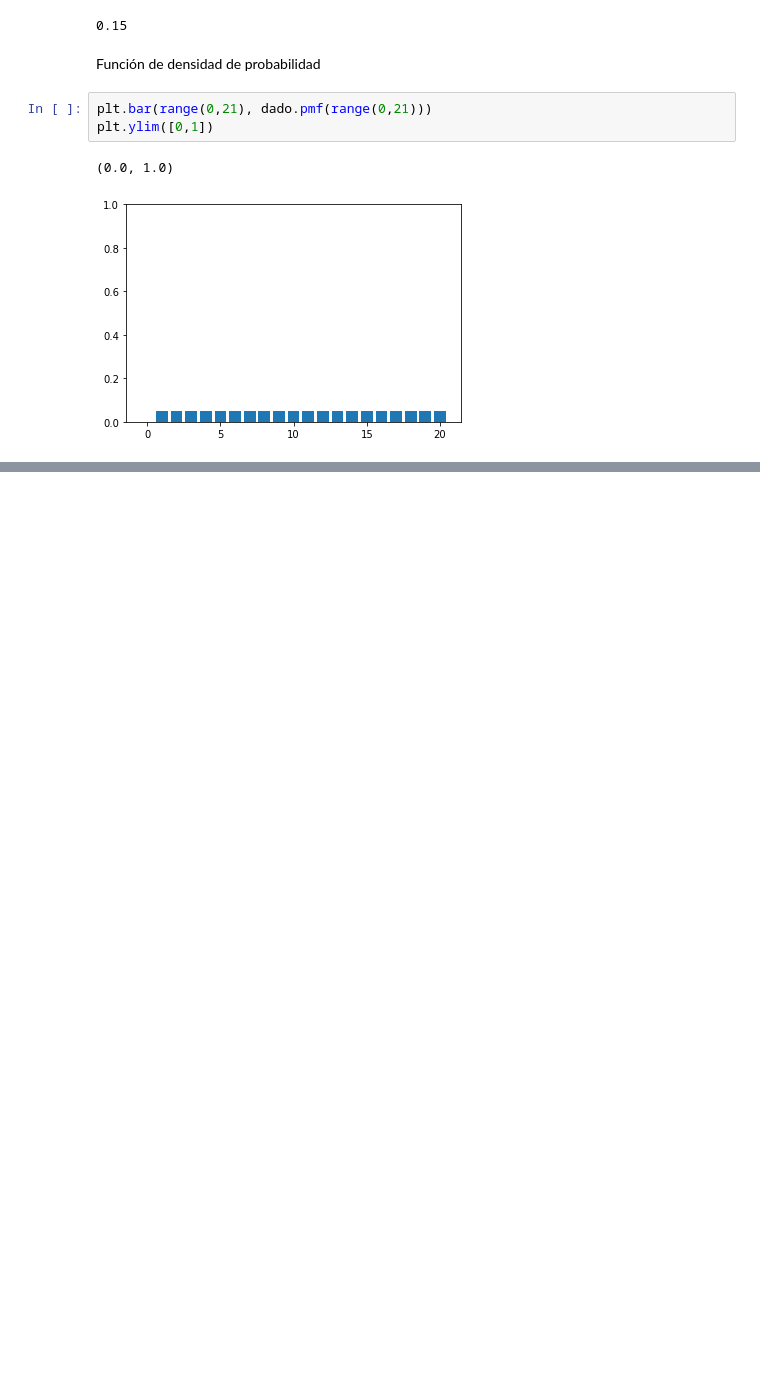
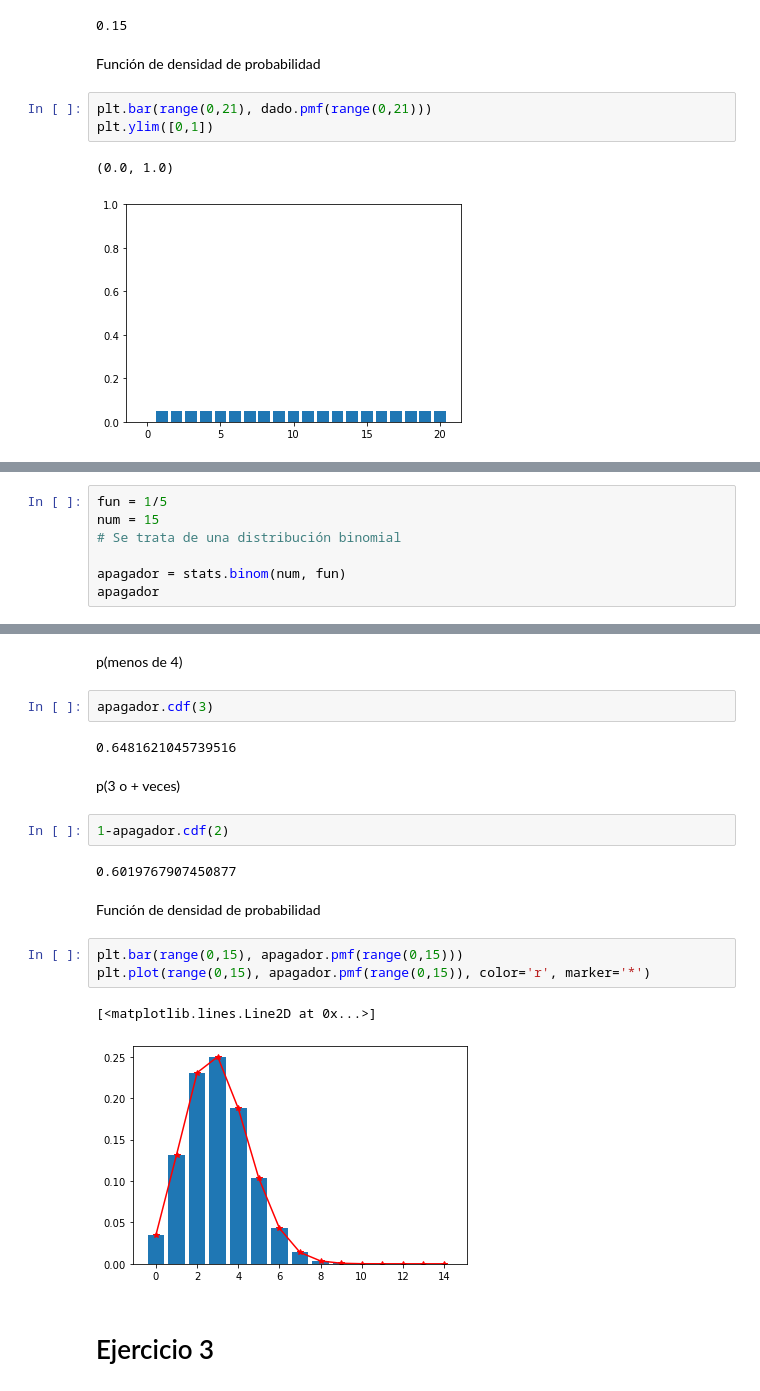
Before and after one commit to missnatitties/Actividades-PDL, a Jupyter notebook: Actividad Probabilidad.ipynb, the cells around one changed output, grey strips where cells are left out. Saved outputs shown, nothing was run; the diff lists cells and outputs as text; blank space fills up the shorter version.

Commit message:
Actividad Probabilidad

```diff
--- a/Actividad Probabilidad.ipynb
+++ b/Actividad Probabilidad.ipynb
@@ -50,0 +62,7 @@ plt.ylim([0,1])
+# %%
+fun = 1/5
+num = 15
+# Se trata de una distribución binomial
+
+apagador = stats.binom(num, fun)
+apagador
@@ -50,0 +75,22 @@ plt.ylim([0,1])
+# %% [markdown]
+p(menos de 4)
+# %%
+apagador.cdf(3)
+# %% [output]
+0.6481621045739516
+# %% [markdown]
+p(3 o + veces)
+# %%
+1-apagador.cdf(2)
+# %% [output]
+0.6019767907450877
+# %% [markdown]
+Función de densidad de probabilidad
+# %%
+plt.bar(range(0,15), apagador.pmf(range(0,15)))
+plt.plot(range(0,15), apagador.pmf(range(0,15)), color='r', marker='*')
+# %% [output]
+[<matplotlib.lines.Line2D at 0x...>]
+[figure, added]
+# %% [markdown]
+# Ejercicio 3
```
Also changed, not shown: parts of 69 cells of this notebook, 3 other files.
